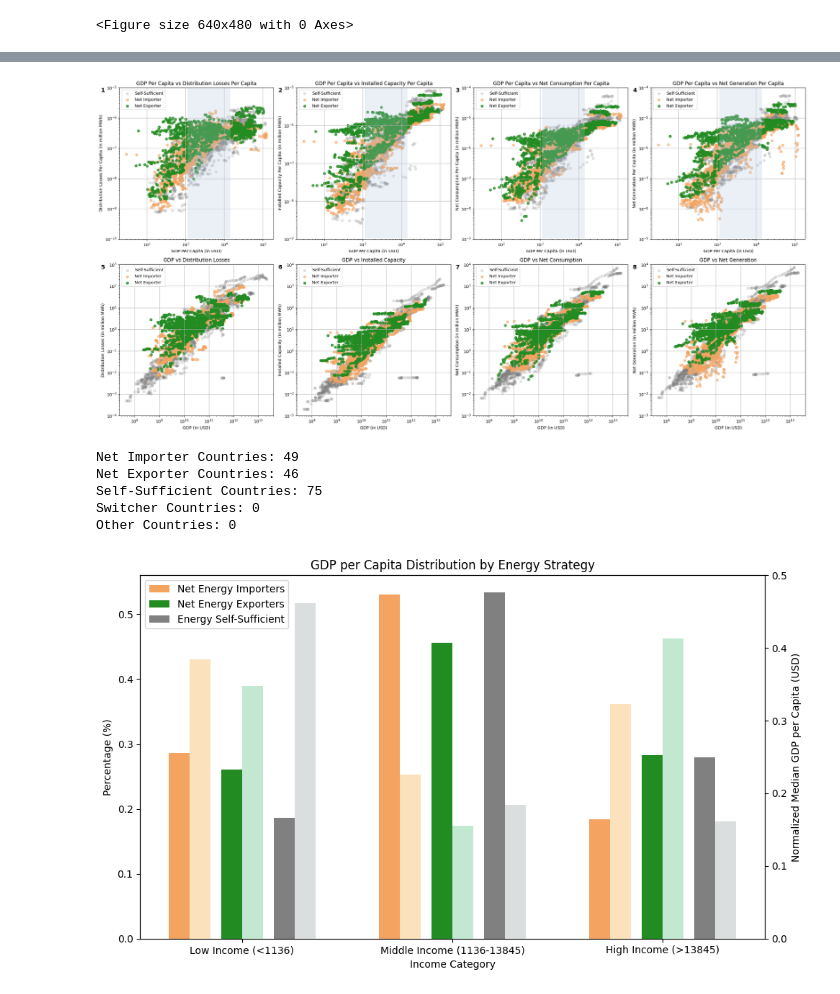
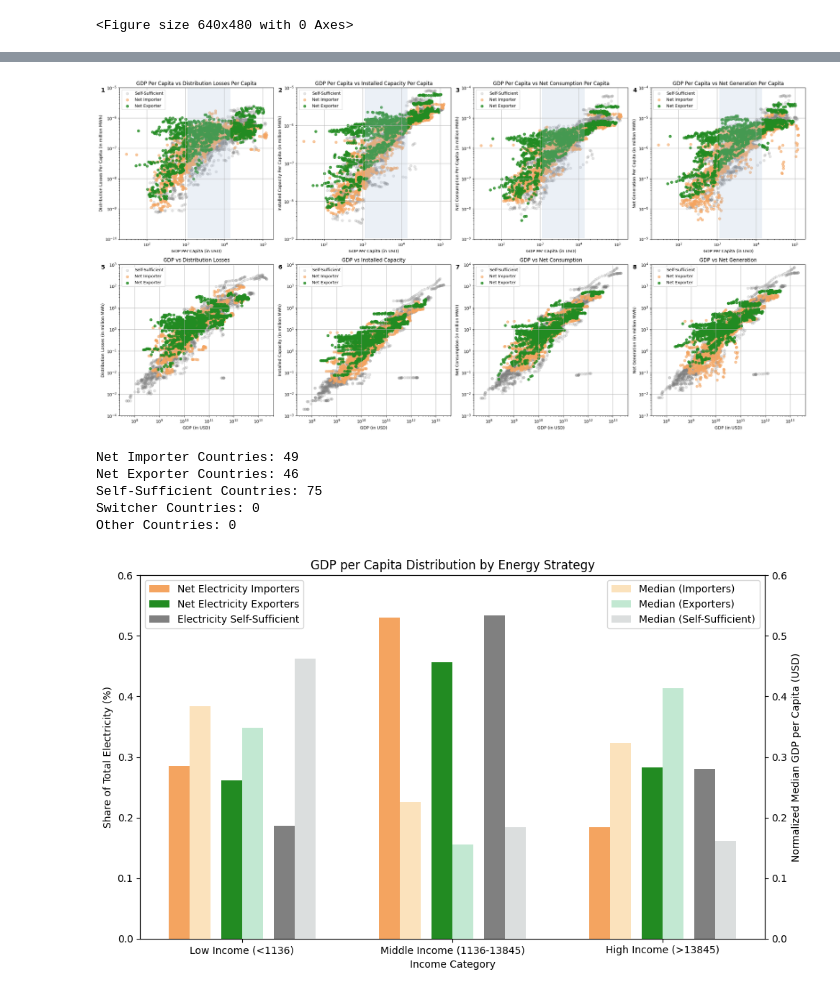
Before and after one commit to xiaothua/CMSE830, a Jupyter notebook: 2_data_analysis.ipynb, the cells around one changed output, grey strips where cells are left out. Drawn from its saved outputs; the diff is of its cells as text; code cells hidden in the pictures.

```diff
--- a/2_data_analysis.ipynb
+++ b/2_data_analysis.ipynb
@@ -402,16 +402,6 @@ print(f"Other Countries: {len(other_countries)}")
 # 4.2 Calculate GDP per capita distribution for each group
 gdp_per_capita = data_cleaned.xs('Economics: GDP Per Capita', level=1)
 
-# def calculate_gdp_distribution(group_data):
-#     med_group_data = group_data.median(axis=1)  # Calculate average GDP per capita for each country over the years
-#     below_1136 = (med_group_data < 1136).sum() / len(med_group_data)
-#     between_1136_13845 = ((med_group_data >= 1136) & (med_group_data <= 13845)).sum() / len(med_group_data)
-#     above_13845 = (med_group_data > 13845).sum() / len(med_group_data)
-#     med_below_1136 = med_group_data[med_group_data < 1136].median() if (med_group_data < 1136).any() else 0
-#     med_between_1136_13845 = med_group_data[(med_group_data >= 1136) & (med_group_data <= 13845)].median() if ((med_group_data >= 1136) & (med_group_data <= 13845)).any() else 0
-#     med_above_13845 = med_group_data[med_group_data > 13845].median() if (med_group_data > 13845).any() else 0
-#     return float(below_1136), float(between_1136_13845), float(above_13845), med_below_1136, med_between_1136_13845, med_above_13845
-
 def calculate_gdp_distribution(group_data):
     med_group_data = group_data.median(axis=1)  # Calculate average GDP per capita for each country over the years
     below_1136 = (med_group_data < 1136).sum() / len(med_group_data)
@@ -440,42 +430,44 @@ x = np.arange(len(categories))
 width = 0.1
 
 fig, ax = plt.subplots(figsize=(10, 6))
 
 # Plot GDP per capita distribution
-ax.bar(x - width - 0.2, gdp_importers[:3], width, label='Net Energy Importers', color='sandybrown')
-ax.bar(x - 0.05, gdp_exporters[:3], width, label='Net Energy Exporters', color='forestgreen')
-ax.bar(x + width + 0.1, gdp_self_sufficient[:3], width, label='Energy Self-Sufficient', color='grey')
+ax.bar(x - width - 0.2, gdp_importers[:3], width, label='Net Electricity Importers', color='sandybrown')
+ax.bar(x - 0.05, gdp_exporters[:3], width, label='Net Electricity Exporters', color='forestgreen')
+ax.bar(x + width + 0.1, gdp_self_sufficient[:3], width, label='Electricity Self-Sufficient', color='grey')
 
 # Plot average GDP per capita for each income category
 avg_gdp_values_importers = gdp_importers[3:]
 avg_gdp_values_exporters = gdp_exporters[3:]
 avg_gdp_values_self_sufficient = gdp_self_sufficient[3:]
 
 ax2 = ax.twinx()  # Create a secondary y-axis
-ax2.bar(x - width - 0.1, avg_gdp_values_importers, width, color='#FAD7A0', alpha=0.7)
-ax2.bar(x + 0.05, avg_gdp_values_exporters, width, color='#A9DFBF', alpha=0.7)
-ax2.bar(x + width + 0.2, avg_gdp_values_self_sufficient, width, color='#CCD1D1', alpha=0.7)
+bar1 = ax2.bar(x - width - 0.1, avg_gdp_values_importers, width, color='#FAD7A0', alpha=0.7, label='Median (Importers)')
+bar2 = ax2.bar(x + 0.05, avg_gdp_values_exporters, width, color='#A9DFBF', alpha=0.7, label='Median (Exporters)')
+bar3 = ax2.bar(x + width + 0.2, avg_gdp_values_self_sufficient, width, color='#CCD1D1', alpha=0.7, label='Median (Self-Sufficient)')
 ax2.set_ylabel('Normalized Median GDP per Capita (USD)')
 
 # Set labels and title
 ax.set_xlabel('Income Category')
-ax.set_ylabel('Percentage (%)')
+ax.set_ylabel('Share of Total Electricity (%)')
 ax.set_title('GDP per Capita Distribution by Energy Strategy')
 ax.set_xticks(x)
 ax.set_xticklabels(categories)
 ax.legend(loc='upper left')
-ax2.set_ylim(0,0.5)
+ax.set_ylim(0,0.6)
+ax2.legend(loc='upper right')
+ax2.set_ylim(0,0.6)
 
 plt.tight_layout()
 plt.show()
 # %% [output]
 [figure]
 Net Importer Countries: 49
 Net Exporter Countries: 46
 Self-Sufficient Countries: 75
 Switcher Countries: 0
 Other Countries: 0
-[figure, old version]
+[figure, new version]
 # %% [markdown]
 
 <div style="width: 100%; max-width: 100%; background-color: #fefefe; border: 1px solid #333; border-radius: 10px; padding: 20px; font-family: Arial, sans-serif; box-sizing: border-box;">
```
Also changed, not shown: parts of 2 cells of this notebook, 3 other files.
